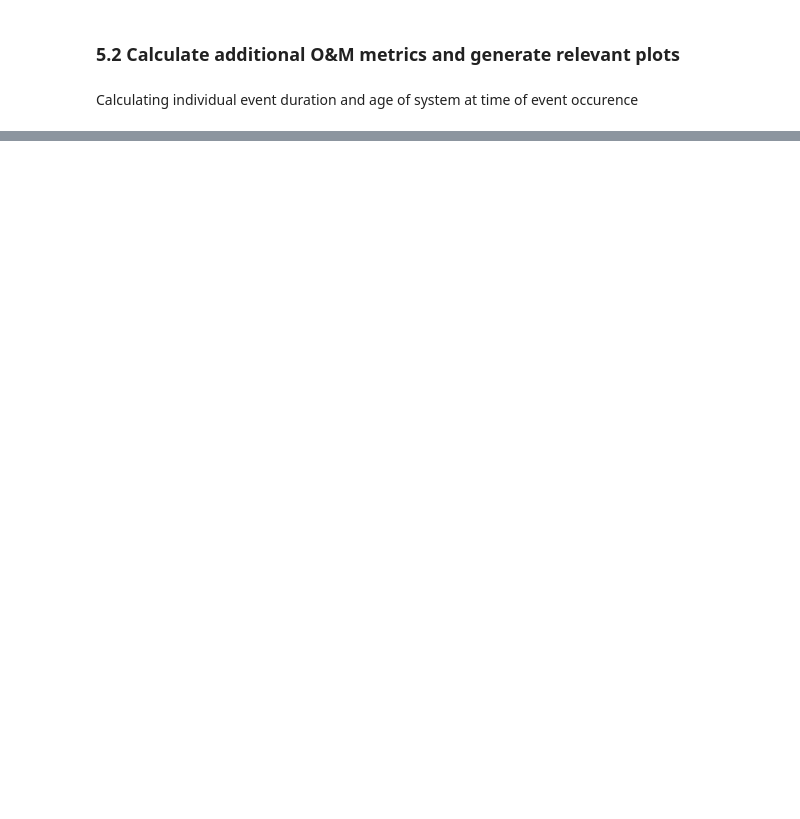
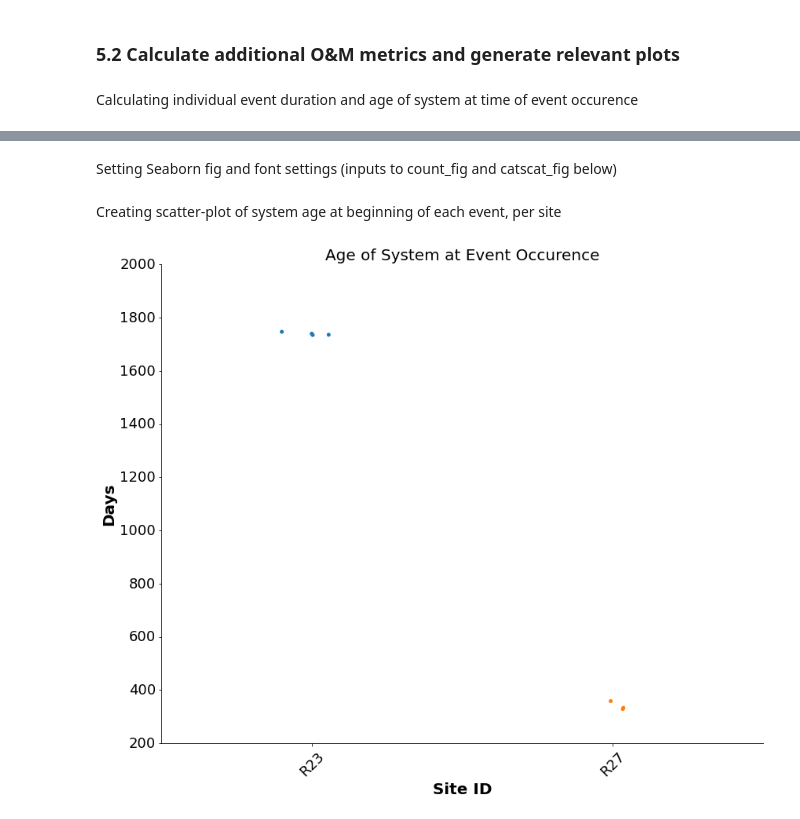
Before and after one commit to sandialabs/pvOps, a Jupyter notebook: examples/tutorial_text2time_module.ipynb, the cells around one changed output, grey strips where cells are left out. Saved outputs shown, nothing was run; the diff lists cells and outputs as text; code cells hidden in the pictures; blank space fills up the shorter version.

Commit message:
updated T2T tutorial notebook and corresponding files in visualize module

```diff
--- a/examples/tutorial_text2time_module.ipynb
+++ b/examples/tutorial_text2time_module.ipynb
@@ -580,3 +593,22 @@ om_data_update #Quick look at post-processed data
 | 4 | R27 | Facility | 2018-09-14 10:00:00 | 2018-09-16 16:00:00 | 1 | corrective | hurricane florence outages/respon... | 6.000000 | 9 | 2017-10-21 | ... |
 | 5 | R27 | Other | 2018-09-19 07:00:00 | 2018-10-11 20:00:00 | 3 | corrective | hurricane response. perform site ... | 13.000000 | 9 | 2017-10-21 | ... |
 | 6 | R27 | Facility | 2018-10-13 12:00:00 | 2018-10-13 17:00:00 | 4 | preventive | Monthly visual inspection | 5.000000 | 10 | 2017-10-21 | ... |
+# %% [markdown]
+Setting Seaborn fig and font settings (inputs to count_fig and catscat_fig below)
+# %%
+my_figsize = (12,10)
+my_fontsize = 20
+my_savedpi = 300
+fig_sets = {'figsize': my_figsize,
+            'fontsize': my_fontsize,
+            }
+# %% [markdown]
+Creating scatter-plot of system age at beginning of each event, per site
+# %%
+cat_varx = om_col_dict['siteid']
+cat_vary= om_col_dict['agedatestart']
+sv_nm = 'system_age.png'
+myfig = visualize.visualize_categorical_scatter(om_data_update, om_col_dict, cat_varx, cat_vary, fig_sets)
+myfig.savefig(os.path.join(site_fldr,sv_nm), dpi=my_savedpi)
+# %% [output]
+[figure, added]
```
Also changed, not shown: parts of 12 cells of this notebook.
